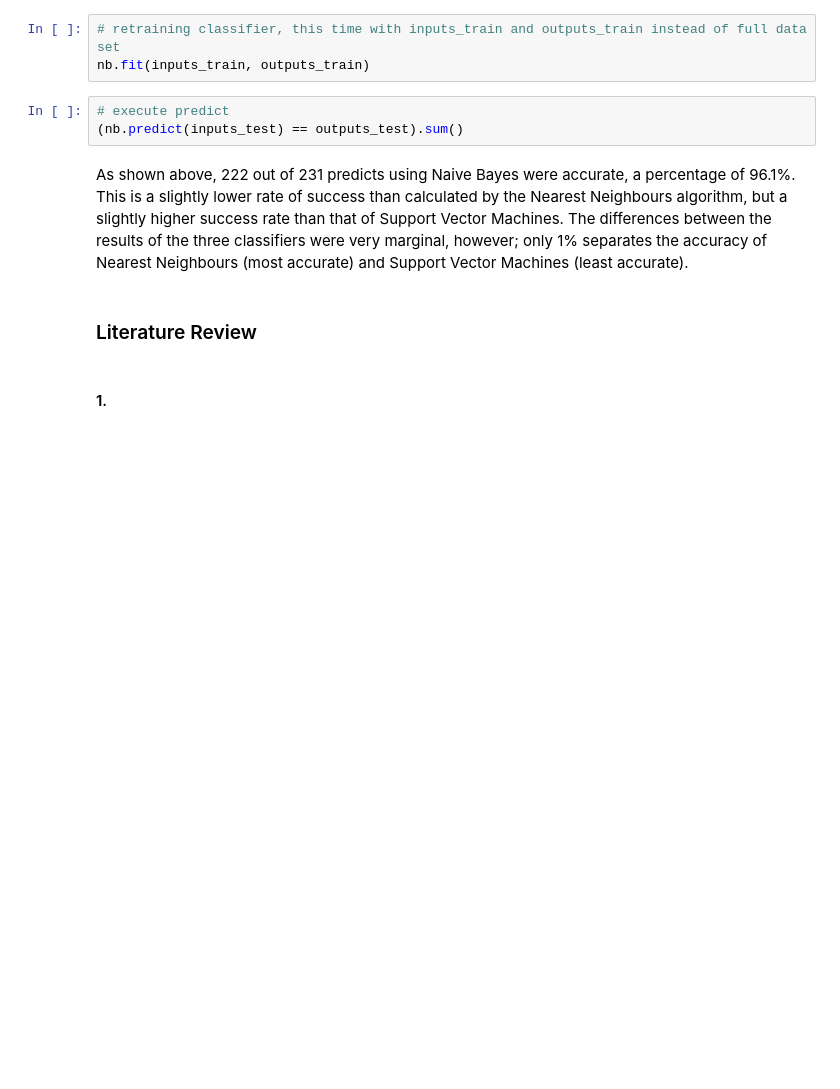
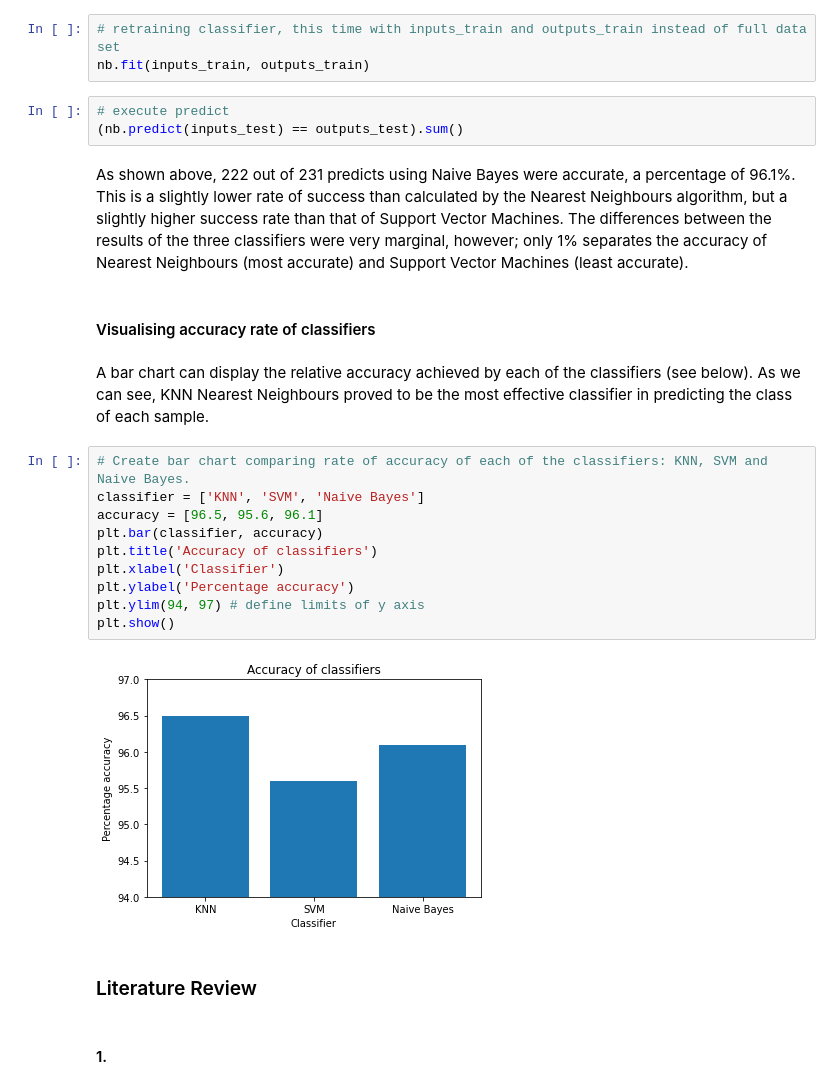
Before and after one commit to martincusack979/PFDA_Project_2, a Jupyter notebook: PFDA - Project 2/PFDA-Project-2.ipynb, the cells around one changed output. Drawn from its saved outputs; the diff is of its cells as text; blank space fills up the shorter version.

```diff
--- a/PFDA - Project 2/PFDA-Project-2.ipynb
+++ b/PFDA - Project 2/PFDA-Project-2.ipynb
@@ -342,6 +342,22 @@ nb.fit(inputs_train, outputs_train)
 (nb.predict(inputs_test) == outputs_test).sum()
 # %% [markdown]
 As shown above, 222 out of 231 predicts using Naive Bayes were accurate, a percentage of 96.1%.  This is a slightly lower rate of success than calculated by the Nearest Neighbours algorithm, but a slightly higher success rate than that of Support Vector Machines.  The differences between the results of the three classifiers were very marginal, however; only 1% separates the accuracy of Nearest Neighbours (most accurate) and Support Vector Machines (least accurate).
+# %% [markdown]
+#### Visualising accuracy rate of classifiers
+# %% [markdown]
+A bar chart can display the relative accuracy achieved by each of the classifiers (see below).  As we can see, KNN Nearest Neighbours proved to be the most effective classifier in predicting the class of each sample.
+# %%
+# Create bar chart comparing rate of accuracy of each of the classifiers: KNN, SVM and Naive Bayes.
+classifier = ['KNN', 'SVM', 'Naive Bayes']
+accuracy = [96.5, 95.6, 96.1]
+plt.bar(classifier, accuracy)
+plt.title('Accuracy of classifiers')
+plt.xlabel('Classifier')
+plt.ylabel('Percentage accuracy')
+plt.ylim(94, 97) # define limits of y axis
+plt.show()
+# %% [output]
+[figure, added]
 # %% [markdown]
 ### Literature Review
 # %% [markdown]
```
Also changed, not shown: parts of 1 cell of this notebook.
